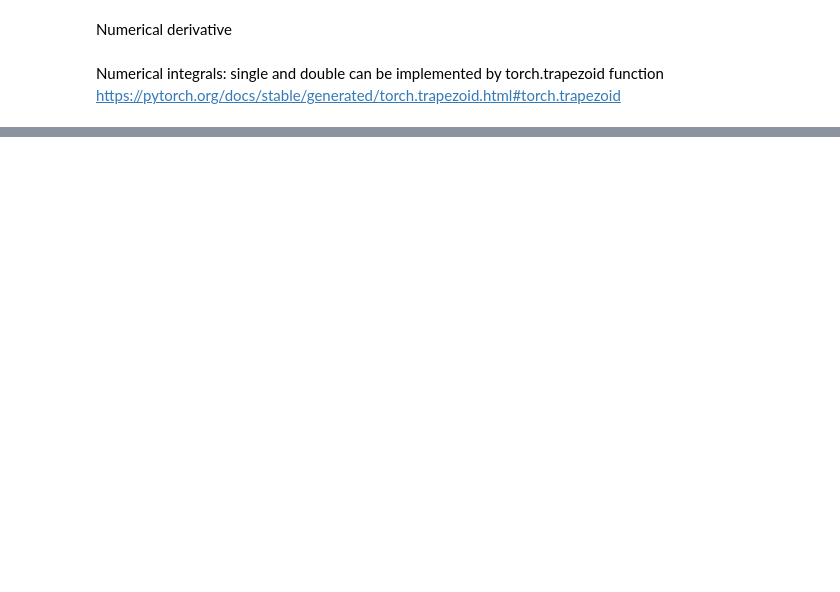
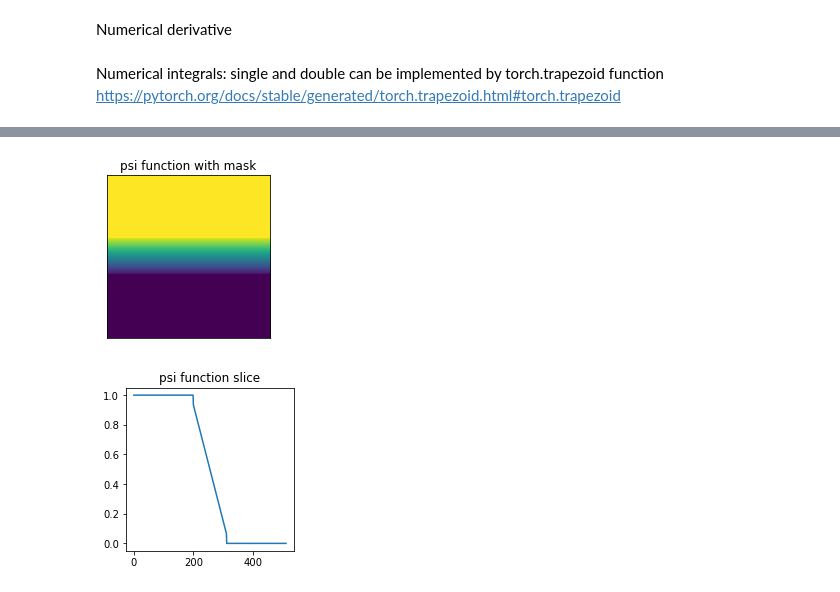
Before and after one commit to Mechanics-Mechatronics-and-Robotics/Physics-based-loss-and-machine-learning-approach-in-application-to-viscous-fluids-flow-modeling, a Jupyter notebook: Main_by_Ivan_Stebakov.ipynb, the cells around one changed output, grey strips where cells are left out. Drawn from its saved outputs; the diff is of its cells as text; code cells hidden in the pictures; blank space fills up the shorter version.

```diff
--- a/Main_by_Ivan_Stebakov.ipynb
+++ b/Main_by_Ivan_Stebakov.ipynb
@@ -557,0 +479,17 @@ h
+# %%
+psi0_masked = (psi0 * wall_mask) + (upper_mask * Q)
+
+fig = plt.figure(figsize=(FIGSIZE, FIGSIZE))
+plt.imshow(psi0_masked)
+plt.title('psi function with mask')
+plt.xticks([])
+plt.yticks([])
+plt.show()
+
+fig = plt.figure(figsize=(FIGSIZE, FIGSIZE))
+plt.plot(psi0_masked[:,200])
+plt.title('psi function slice')
+plt.show()
+# %% [output]
+[figure, added]
+[figure, added]
```
Also changed, not shown: parts of 116 cells of this notebook.
